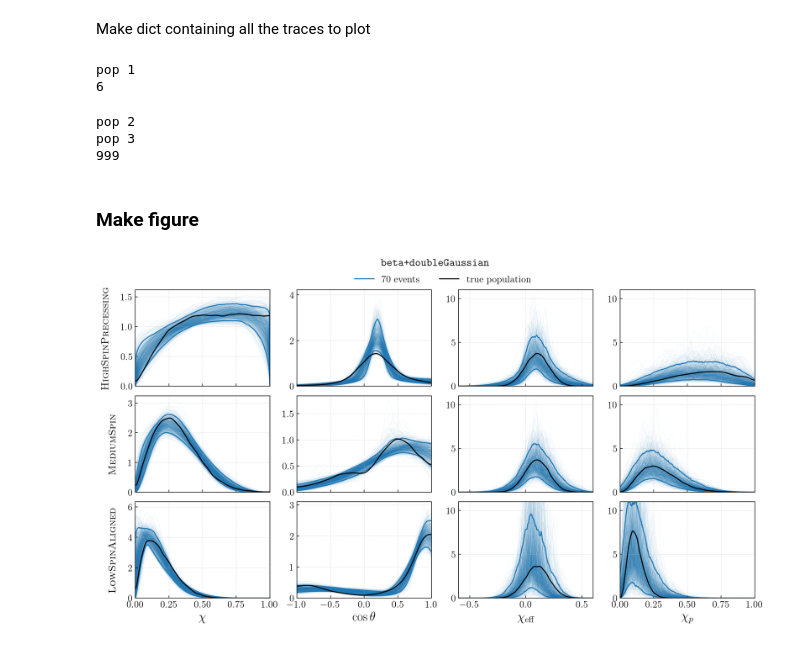
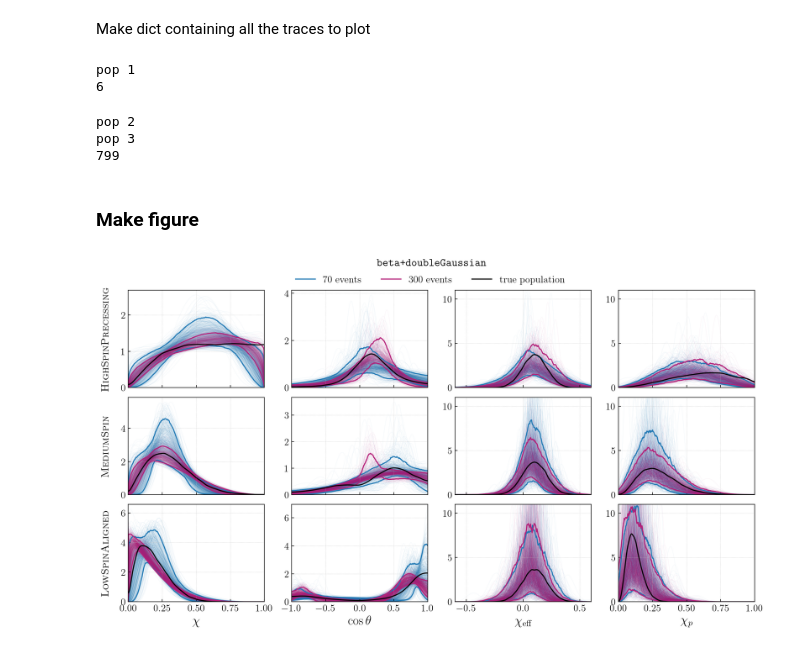
Before and after one commit to zoekko/comp-spin-mock-injections, a Jupyter notebook: Figures/make_figure_02.ipynb, the cells around one changed output. Saved outputs shown, nothing was run; the diff lists cells and outputs as text; code cells hidden in the pictures.

Commit message:
update fig 2 with 300 events

```diff
--- a/Figures/make_figure_02.ipynb
+++ b/Figures/make_figure_02.ipynb
@@ -83,7 +83,7 @@ Load data
 # For loading files
 model = 'betaPlusDoubleGaussian'
 pops = ['1', '2', '3']
-nevents = ['70'] ## TODO: update to include 150 and 300
+nevents = ['70', '300']
 
 # Make Dict
 data_dict = {}
@@ -93,7 +93,7 @@ for pop in pops:
     data_pop = {}
     for nevent in nevents:
 
-        name = f"{model}_pop{pop}_{nevent}events_temp" ## TODO: get rid of temp
+        name = f"{model}_pop{pop}_{nevent}events_temp2" ## TODO: get rid of temp
 
         with open(f'../Data/PopulationInferenceOutput/{model}/{name}.json', 'r') as f:
             data = json.load(f)
@@ -108,7 +108,7 @@ Make dict containing all the traces to plot
 traces_dict = {}
 
 # Choose a number of traces to draw
-nTraces = 1000
+nTracesMax = 800
 
 # Cycle through populations and numbers of events
 for pop in pops:
@@ -125,6 +125,7 @@ for pop in pops:
         data = data_dict[pop_key][nevent_key]
 
         # Instantiate an array to hold a collection of traces
+        nTraces = min(nTracesMax, len(data['mu_chi']['processed']))
         p_chi = np.zeros((nTraces,chi_grid.size))
         p_cost = np.zeros((nTraces,cost_grid.size))
         p_chieff = np.zeros((nTraces,chieff_grid.size))
@@ -170,7 +171,7 @@ pop 1
 6
 pop 2
 pop 3
-999
+799
 # %% [markdown]
 ### Make figure
 # %%
@@ -243,33 +244,33 @@ for i,pop_key in enumerate(kde_dict):
 
     # chi p
     axes[i][3].plot(chip_grid, kde_dict[pop_key]['chip'], color='k')
     axes[i][3].set_xlim(0,1)
     axes[i][3].set_ylim(0,11)
 
     # set label
     axes[i][0].set_ylabel(labels_dict[pop_key], fontsize=15, labelpad=15)
 
     if i!=2:
         for ax in axes[i]:
             ax.set_xticklabels([])
 
 # x-axis labels
 axes[2][0].set_xlabel(r'$\chi$')
 axes[2][1].set_xlabel(r'$\cos\theta$')
 axes[2][2].set_xlabel(r'$\chi_\mathrm{eff}$')
 axes[2][3].set_xlabel(r'$\chi_p$')
 
 # Add legend
-axes[0][0].legend(bbox_to_anchor=(1.6, 1.02, 1., .102), loc='lower left',ncol=2,  borderaxespad=0.)
+axes[0][0].legend(bbox_to_anchor=(1.2, 1.02, 1., .102), loc='lower left',ncol=3,  borderaxespad=0.)
 for ax in axes:
     for a in ax:
         a.grid(ls=':', color='silver', lw=0.5)
 
 plt.subplots_adjust(hspace=0.1)
 
 plt.suptitle(r'$\mathrm{\texttt{beta+doubleGaussian}}$', fontsize=16, y=0.96)
 
-plt.savefig('figure_02_temp.pdf',bbox_inches='tight')
+plt.savefig('figure_02_temp2.pdf',bbox_inches='tight')
 plt.show()
 # %% [output]
-[figure, old version]
+[figure, new version]
```
Also changed, not shown: 3 other files.
